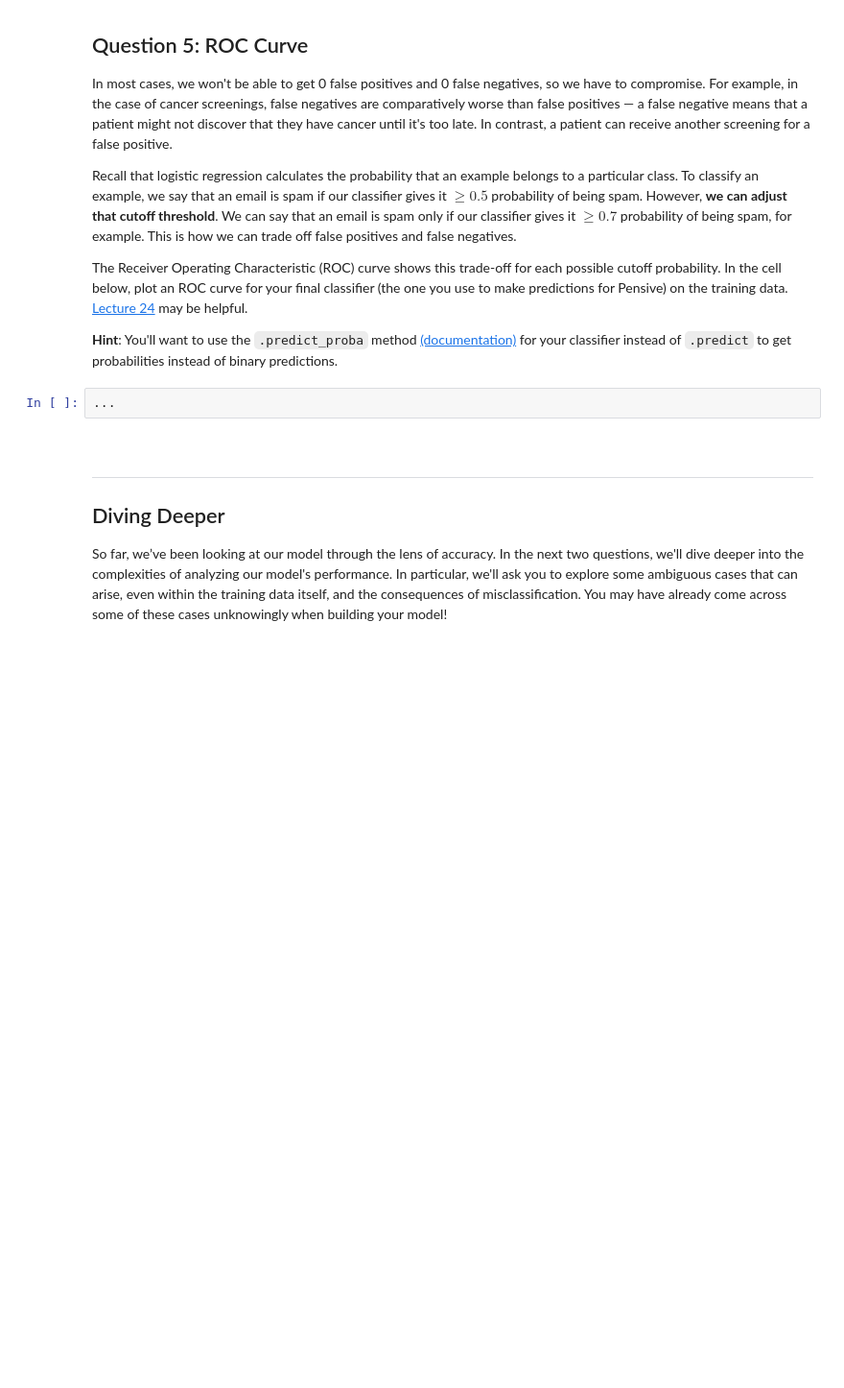
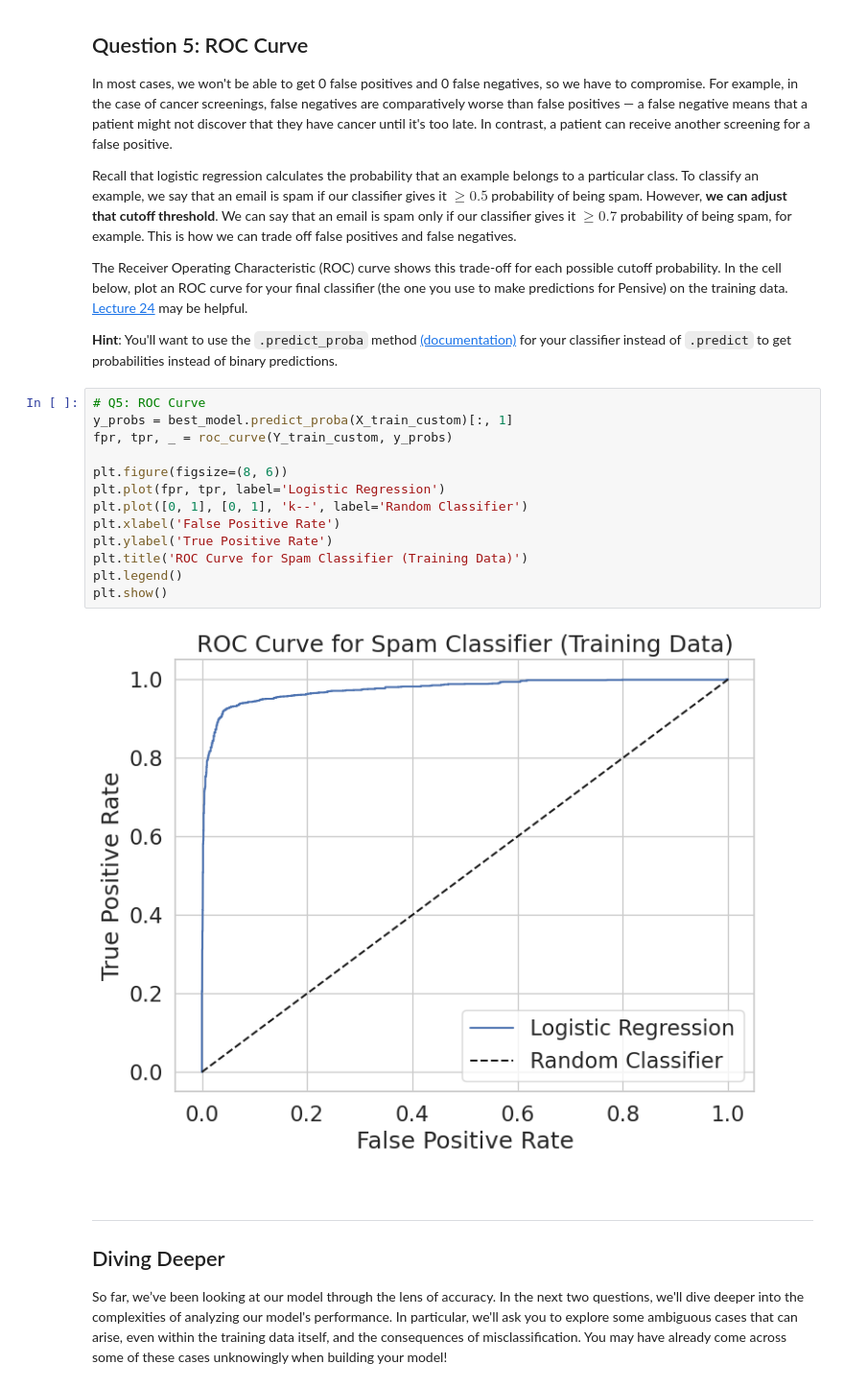
Before and after one commit to zaddle55/sp26-ds100-material, a Jupyter notebook: proj/projB2/projB2.ipynb, the cells around one changed output. Shown at 96% size. Saved outputs shown, nothing was run; the diff lists cells and outputs as text; blank space fills up the shorter version.

```diff
--- a/proj/projB2/projB2.ipynb
+++ b/proj/projB2/projB2.ipynb
@@ -466,8 +606,21 @@ Recall that logistic regression calculates the probability that an example belon
 The Receiver Operating Characteristic (ROC) curve shows this trade-off for each possible cutoff probability. In the cell below, plot an ROC curve for your final classifier (the one you use to make predictions for Pensive) on the training data. [Lecture 24](https://ds100.org/sp26/lectures/24/) may be helpful.
 
 **Hint**: You'll want to use the `.predict_proba` method [(documentation)](https://scikit-learn.org/stable/modules/generated/sklearn.linear_model.LogisticRegression.html#sklearn.linear_model.LogisticRegression.predict_proba) for your classifier instead of `.predict` to get probabilities instead of binary predictions.
-# %%
-...
+# %%
+# Q5: ROC Curve
+y_probs = best_model.predict_proba(X_train_custom)[:, 1]
+fpr, tpr, _ = roc_curve(Y_train_custom, y_probs)
+
+plt.figure(figsize=(8, 6))
+plt.plot(fpr, tpr, label='Logistic Regression')
+plt.plot([0, 1], [0, 1], 'k--', label='Random Classifier')
+plt.xlabel('False Positive Rate')
+plt.ylabel('True Positive Rate')
+plt.title('ROC Curve for Spam Classifier (Training Data)')
+plt.legend()
+plt.show()
+# %% [output]
+[figure, added]
 # %% [markdown]
 <!-- END QUESTION -->
 
```
Also changed, not shown: parts of 47 cells of this notebook.
